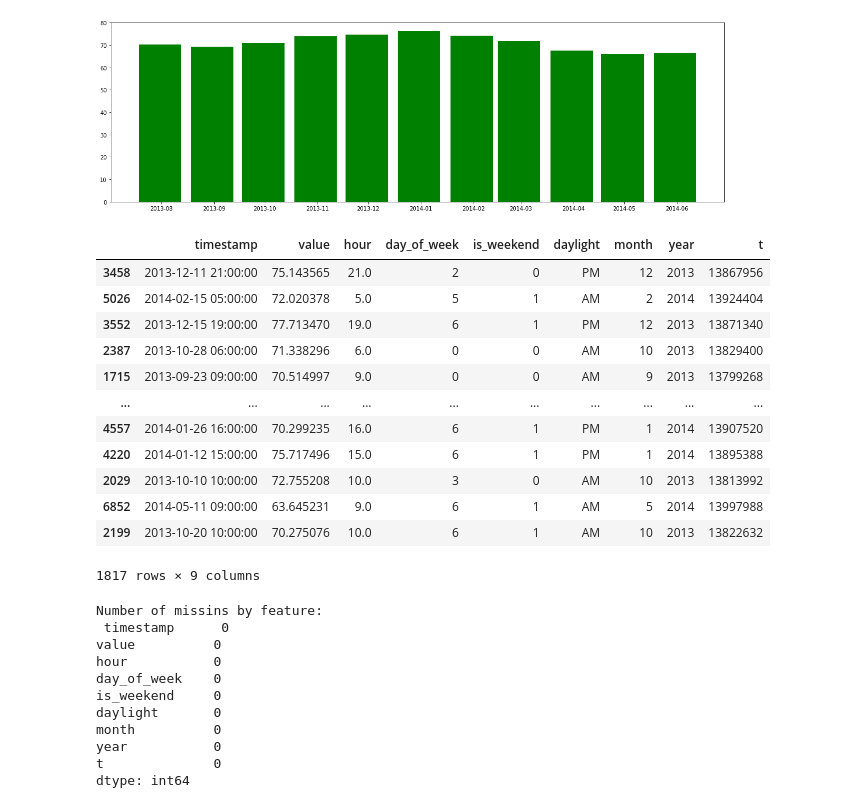
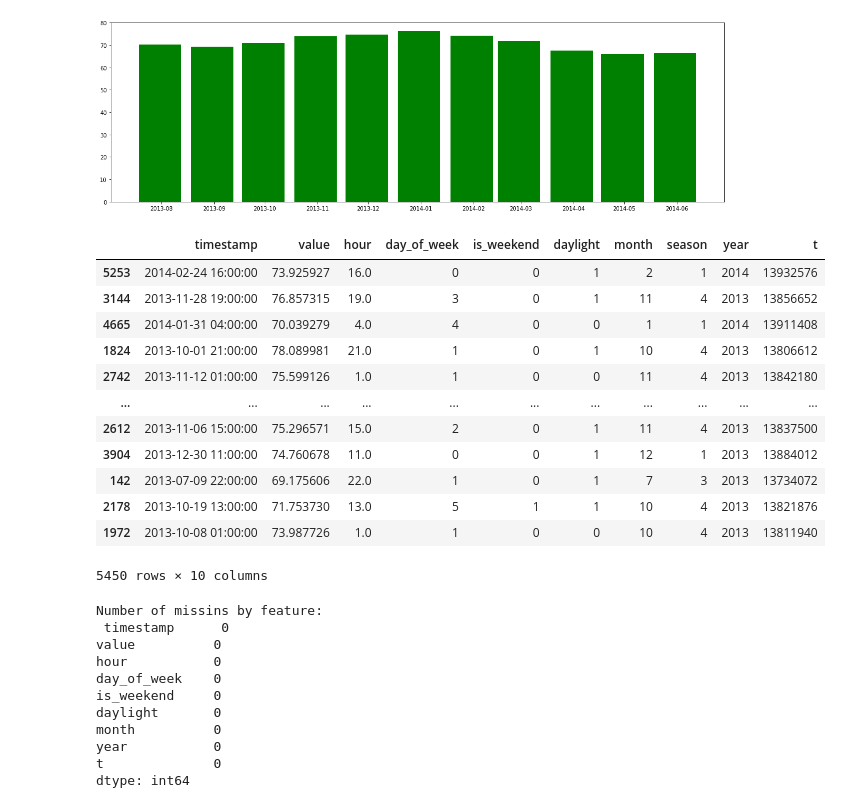
Before and after one commit to rnd4u-org/2021-knu-tsad, a Jupyter notebook: Sheyko.ipynb, the cells around one changed output. Saved outputs shown, nothing was run; the diff lists cells and outputs as text; code cells hidden in the pictures.

```diff
--- a/Sheyko.ipynb
+++ b/Sheyko.ipynb
@@ -50,7 +50,7 @@ data['day_of_week'] = data['timestamp'].dt.dayofweek
 data['is_weekend'] = 0
 data.loc[data['day_of_week'] == 5, 'is_weekend'] = 1
 data.loc[data['day_of_week'] == 6, 'is_weekend'] = 1
-data['daylight'] = data['timestamp'].dt.strftime("%p")
+data['daylight'] = ((data['hour'] >= 7) & (data['hour'] <= 22)).astype(int)
 data['month'] = data['timestamp'].dt.month
 data['season'] = data['timestamp'].dt.month.map(season)
 data['year'] = data['timestamp'].dt.year
@@ -96,23 +96,22 @@ ax.bar(df_month.index, df_month.loc[:, "value"], width=25, align='center', color
 # %%
 from sklearn.model_selection import train_test_split
 
 tr_data, tst_data = train_test_split(data)
 tr_data
-tst_data
 # %% [output]
-|  | timestamp | value | hour | day_of_week | is_weekend | daylight | month | year | t |
-| 3458 | 2013-12-11 21:00:00 | 75.143565 | 21.0 | 2 | 0 | PM | 12 | 2013 | 13867956 |
-| 5026 | 2014-02-15 05:00:00 | 72.020378 | 5.0 | 5 | 1 | AM | 2 | 2014 | 13924404 |
-| 3552 | 2013-12-15 19:00:00 | 77.713470 | 19.0 | 6 | 1 | PM | 12 | 2013 | 13871340 |
-| 2387 | 2013-10-28 06:00:00 | 71.338296 | 6.0 | 0 | 0 | AM | 10 | 2013 | 13829400 |
-| 1715 | 2013-09-23 09:00:00 | 70.514997 | 9.0 | 0 | 0 | AM | 9 | 2013 | 13799268 |
-| ... | ... | ... | ... | ... | ... | ... | ... | ... | ... |
-| 4557 | 2014-01-26 16:00:00 | 70.299235 | 16.0 | 6 | 1 | PM | 1 | 2014 | 13907520 |
-| 4220 | 2014-01-12 15:00:00 | 75.717496 | 15.0 | 6 | 1 | PM | 1 | 2014 | 13895388 |
-| 2029 | 2013-10-10 10:00:00 | 72.755208 | 10.0 | 3 | 0 | AM | 10 | 2013 | 13813992 |
-| 6852 | 2014-05-11 09:00:00 | 63.645231 | 9.0 | 6 | 1 | AM | 5 | 2014 | 13997988 |
-| 2199 | 2013-10-20 10:00:00 | 70.275076 | 10.0 | 6 | 1 | AM | 10 | 2013 | 13822632 |
+|  | timestamp | value | hour | day_of_week | is_weekend | daylight | month | season | year | t |
+| 5253 | 2014-02-24 16:00:00 | 73.925927 | 16.0 | 0 | 0 | 1 | 2 | 1 | 2014 | 13932576 |
+| 3144 | 2013-11-28 19:00:00 | 76.857315 | 19.0 | 3 | 0 | 1 | 11 | 4 | 2013 | 13856652 |
+| 4665 | 2014-01-31 04:00:00 | 70.039279 | 4.0 | 4 | 0 | 0 | 1 | 1 | 2014 | 13911408 |
+| 1824 | 2013-10-01 21:00:00 | 78.089981 | 21.0 | 1 | 0 | 1 | 10 | 4 | 2013 | 13806612 |
+| 2742 | 2013-11-12 01:00:00 | 75.599126 | 1.0 | 1 | 0 | 0 | 11 | 4 | 2013 | 13842180 |
+| ... | ... | ... | ... | ... | ... | ... | ... | ... | ... | ... |
+| 2612 | 2013-11-06 15:00:00 | 75.296571 | 15.0 | 2 | 0 | 1 | 11 | 4 | 2013 | 13837500 |
+| 3904 | 2013-12-30 11:00:00 | 74.760678 | 11.0 | 0 | 0 | 1 | 12 | 1 | 2013 | 13884012 |
+| 142 | 2013-07-09 22:00:00 | 69.175606 | 22.0 | 1 | 0 | 1 | 7 | 3 | 2013 | 13734072 |
+| 2178 | 2013-10-19 13:00:00 | 71.753730 | 13.0 | 5 | 1 | 1 | 10 | 4 | 2013 | 13821876 |
+| 1972 | 2013-10-08 01:00:00 | 73.987726 | 1.0 | 1 | 0 | 0 | 10 | 4 | 2013 | 13811940 |
-1817 rows × 9 columns
+5450 rows × 10 columns
 # %%
 #Missing Values
 
```
Also changed, not shown: parts of 28 cells of this notebook.
